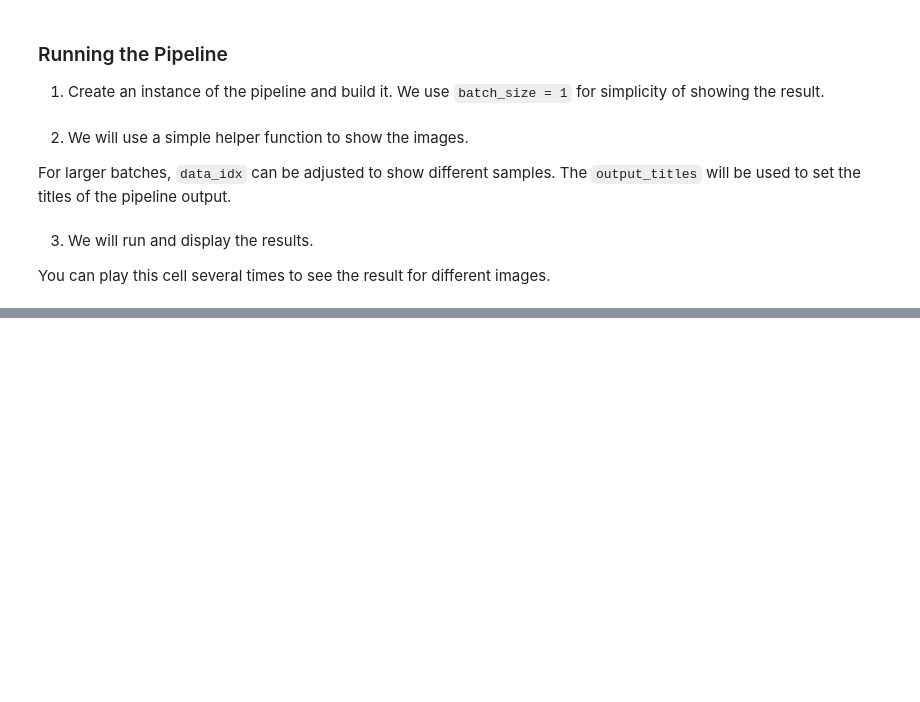
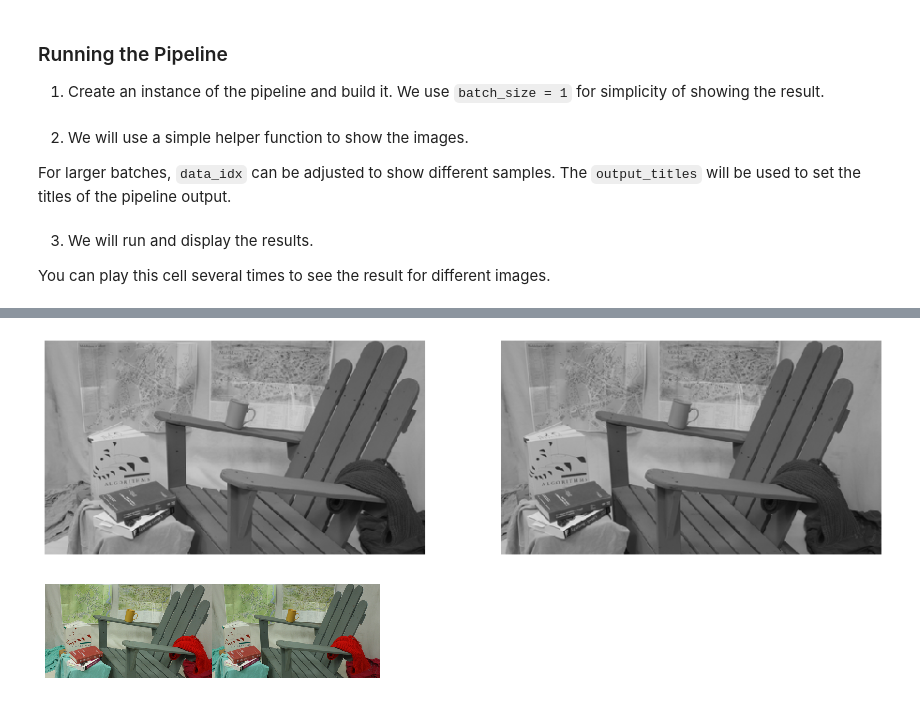
Before and after one commit to klecki/DALI, a Jupyter notebook: docs/examples/general/expressions/expr_blend_image.ipynb, the cells around one changed output, grey strips where cells are left out. Saved outputs shown, nothing was run; the diff lists cells and outputs as text; code cells hidden in the pictures; blank space fills up the shorter version.

```diff
--- a/docs/examples/general/expressions/expr_blend_image.ipynb
+++ b/docs/examples/general/expressions/expr_blend_image.ipynb
@@ -139,0 +154,8 @@ Clipping input data to the valid range for imshow with RGB data ([0..1] for floa
+# %%
+display([lg, rg], ["", ""], fig=None)
+# %% [output]
+[figure, added]
+# %%
+display(both, [""], fig=None)
+# %% [output]
+[figure, added]
```
Also changed, not shown: parts of 9 cells of this notebook, 2 other files.
